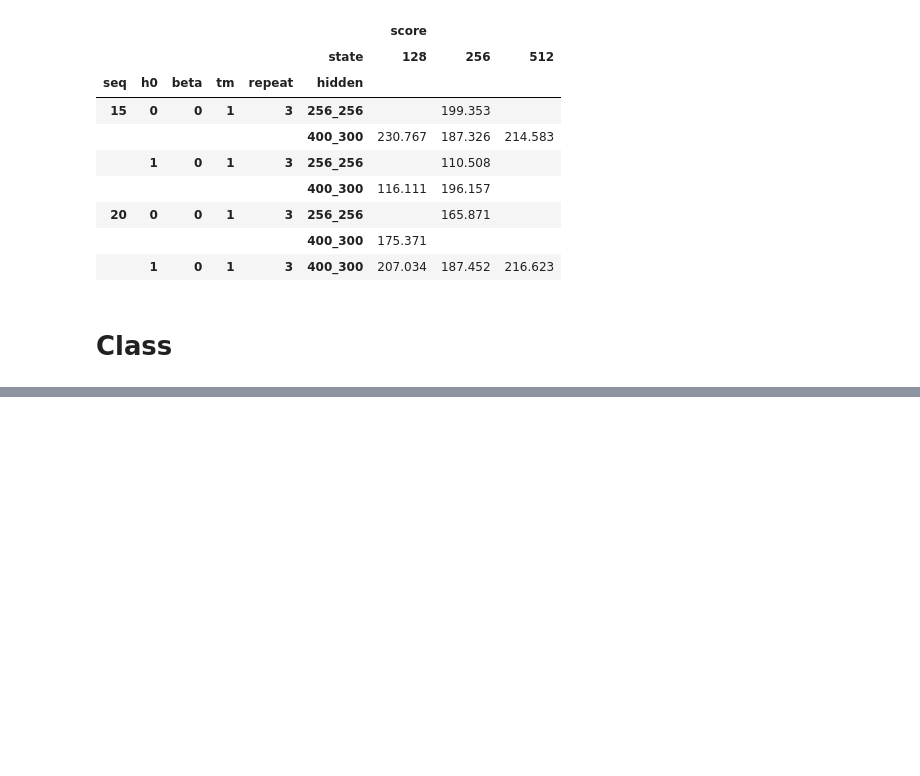
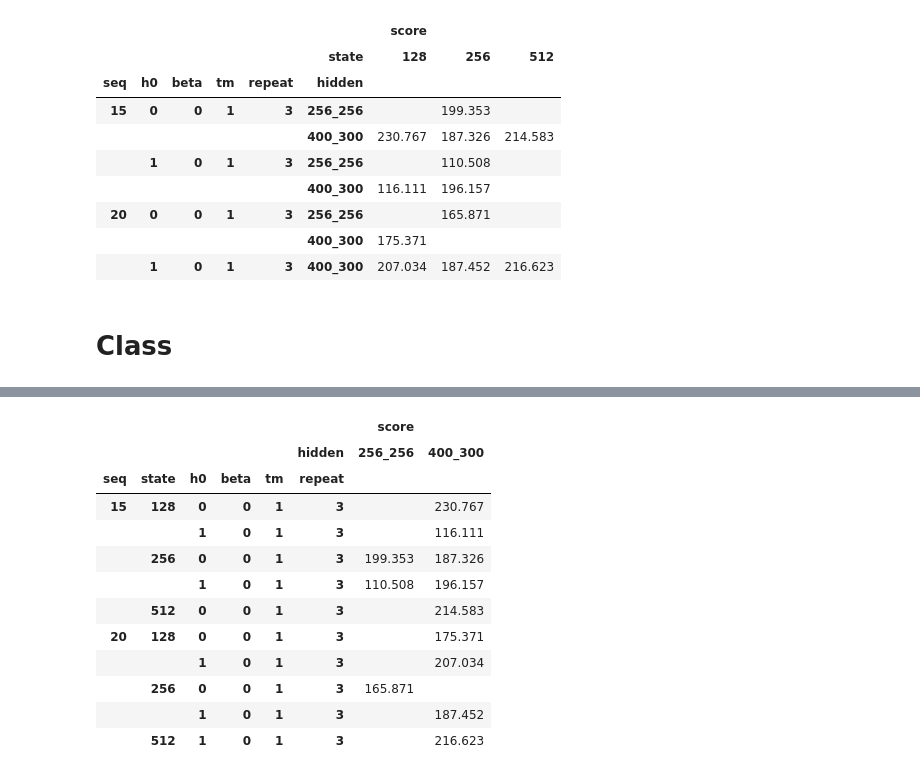
Before and after one commit to createamind/DRL, a Jupyter notebook: spinup/algos/sac_rnn_model/exp_log.ipynb, the cells around one changed output, grey strips where cells are left out. Cells and saved outputs as stored; diff of their text form; code cells hidden in the pictures; blank space fills up the shorter version.

```diff
--- a/spinup/algos/sac_rnn_model/exp_log.ipynb
+++ b/spinup/algos/sac_rnn_model/exp_log.ipynb
@@ -1234,0 +1273,16 @@ TypeError: 'NoneType' object is not subscriptable
+# %%
+c_score
+# %% [output]
+|  |  |  |  |  |  | score |  |
+|  |  |  |  |  | hidden | 256_256 | 400_300 |
+| seq | state | h0 | beta | tm | repeat |  |  |
+| 15 | 128 | 0 | 0 | 1 | 3 |  | 230.767 |
+|  |  | 1 | 0 | 1 | 3 |  | 116.111 |
+|  | 256 | 0 | 0 | 1 | 3 | 199.353 | 187.326 |
+|  |  | 1 | 0 | 1 | 3 | 110.508 | 196.157 |
+|  | 512 | 0 | 0 | 1 | 3 |  | 214.583 |
+| 20 | 128 | 0 | 0 | 1 | 3 |  | 175.371 |
+|  |  | 1 | 0 | 1 | 3 |  | 207.034 |
+|  | 256 | 0 | 0 | 1 | 3 | 165.871 |  |
+|  |  | 1 | 0 | 1 | 3 |  | 187.452 |
+|  | 512 | 1 | 0 | 1 | 3 |  | 216.623 |
```
Also changed, not shown: parts of 6 cells of this notebook, 2 other files.
